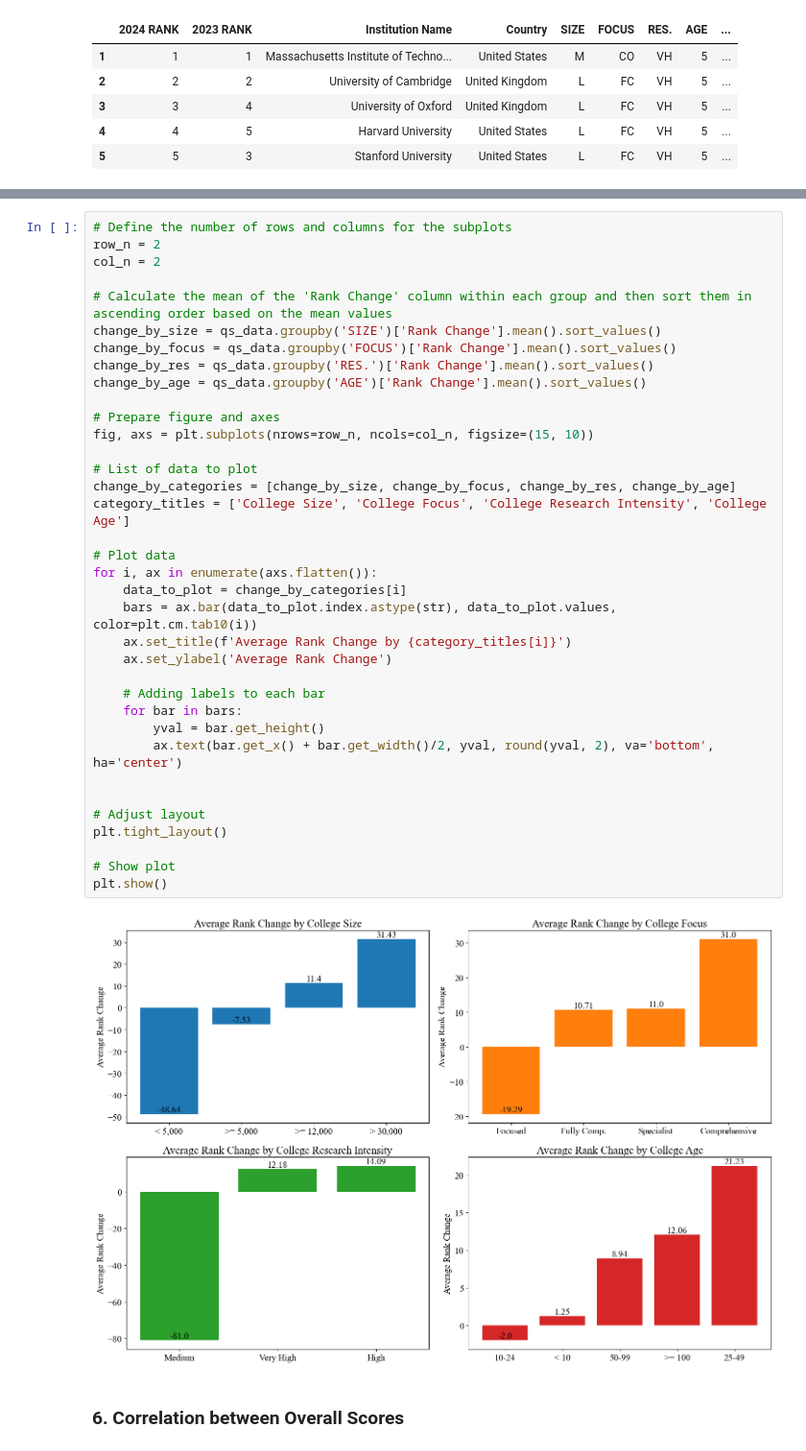
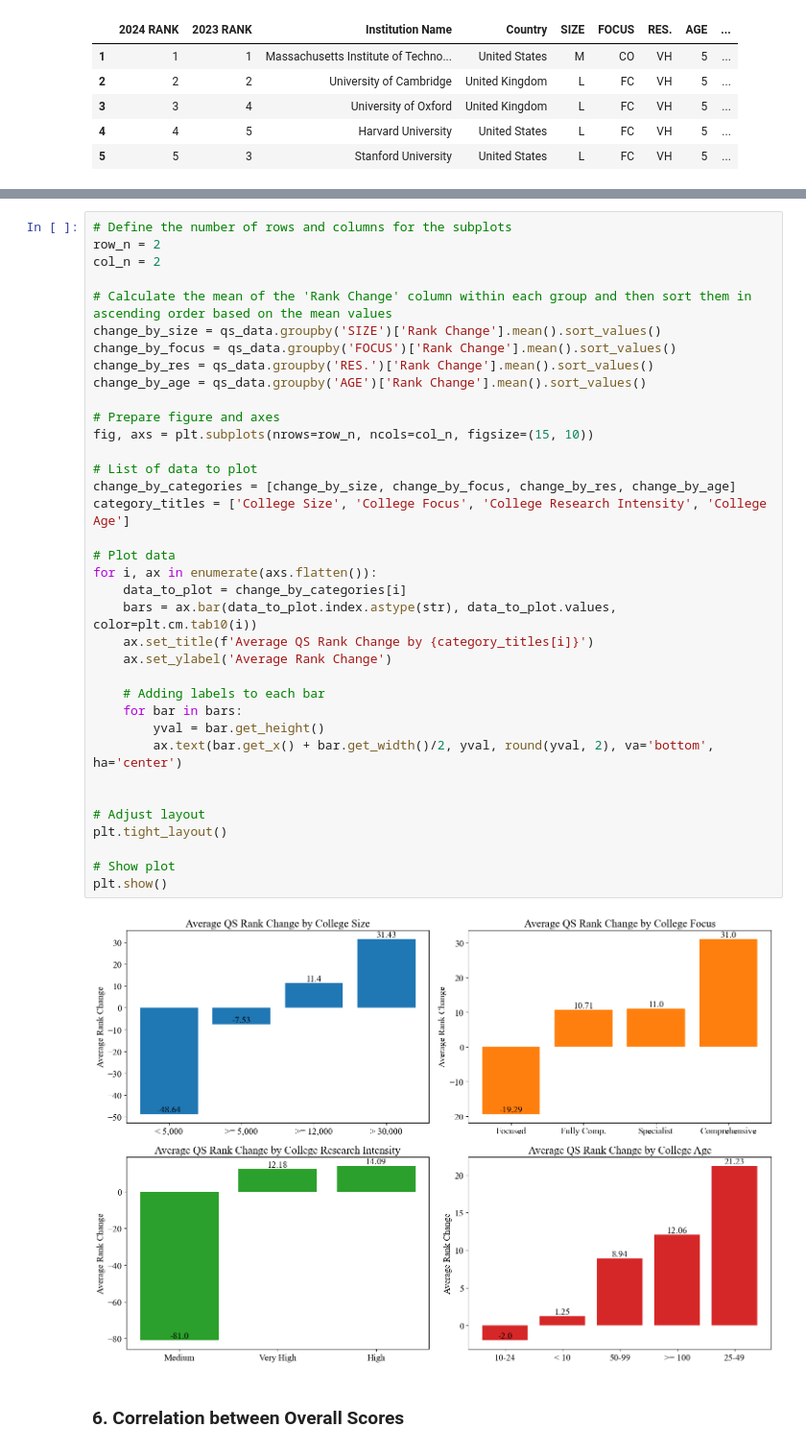
Before and after one commit to VUDataSci/data-presentation-ewanlong, a Jupyter notebook: Ranking_analysis.ipynb, the cells around one changed output, grey strips where cells are left out. Shown at 96% size. Cells and saved outputs as stored; diff of their text form.

```diff
--- a/Ranking_analysis.ipynb
+++ b/Ranking_analysis.ipynb
@@ -503,35 +500,35 @@ col_n = 2
 change_by_size = qs_data.groupby('SIZE')['Rank Change'].mean().sort_values()
 change_by_focus = qs_data.groupby('FOCUS')['Rank Change'].mean().sort_values()
 change_by_res = qs_data.groupby('RES.')['Rank Change'].mean().sort_values()
 change_by_age = qs_data.groupby('AGE')['Rank Change'].mean().sort_values()
 
 # Prepare figure and axes
 fig, axs = plt.subplots(nrows=row_n, ncols=col_n, figsize=(15, 10))
 
 # List of data to plot
 change_by_categories = [change_by_size, change_by_focus, change_by_res, change_by_age]
 category_titles = ['College Size', 'College Focus', 'College Research Intensity', 'College Age']
 
 # Plot data
 for i, ax in enumerate(axs.flatten()):
     data_to_plot = change_by_categories[i]
     bars = ax.bar(data_to_plot.index.astype(str), data_to_plot.values, color=plt.cm.tab10(i))
-    ax.set_title(f'Average Rank Change by {category_titles[i]}')
+    ax.set_title(f'Average QS Rank Change by {category_titles[i]}')
     ax.set_ylabel('Average Rank Change')
 
     # Adding labels to each bar
     for bar in bars:
         yval = bar.get_height()
         ax.text(bar.get_x() + bar.get_width()/2, yval, round(yval, 2), va='bottom', ha='center')
 
 
 # Adjust layout
 plt.tight_layout()
 
 # Show plot
 plt.show()
 # %% [output]
-[figure, old version]
+[figure, new version]
 # %% [markdown]
 ### **6. Correlation between Overall Scores**
 # %%
```
Also changed, not shown: parts of 5 cells of this notebook.
